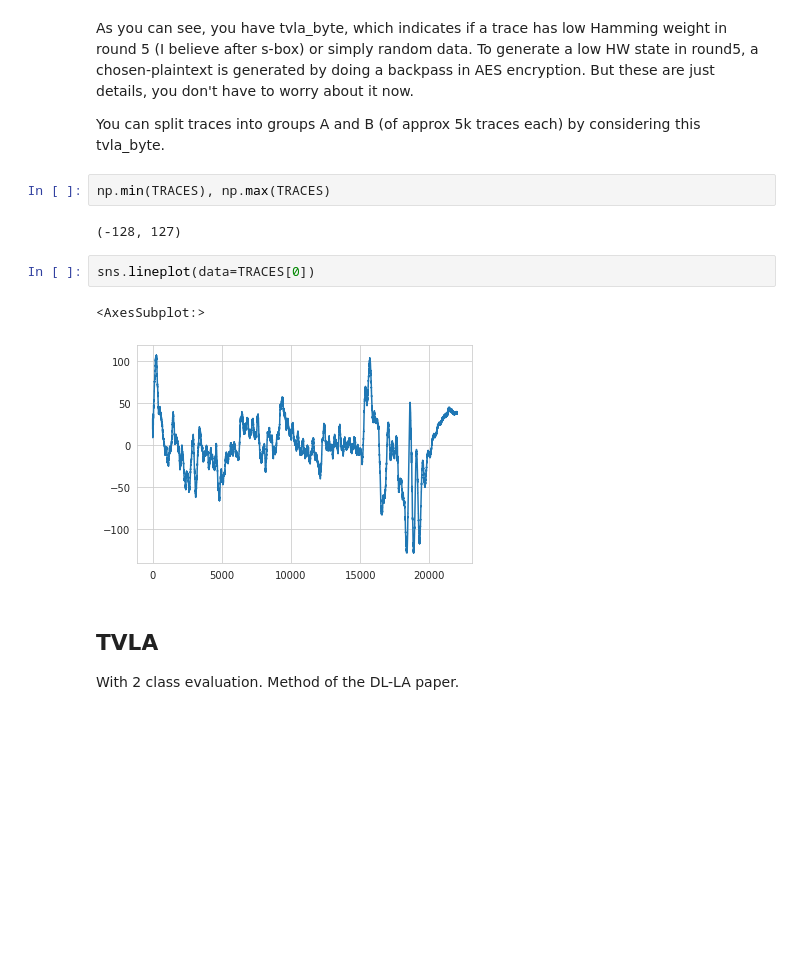
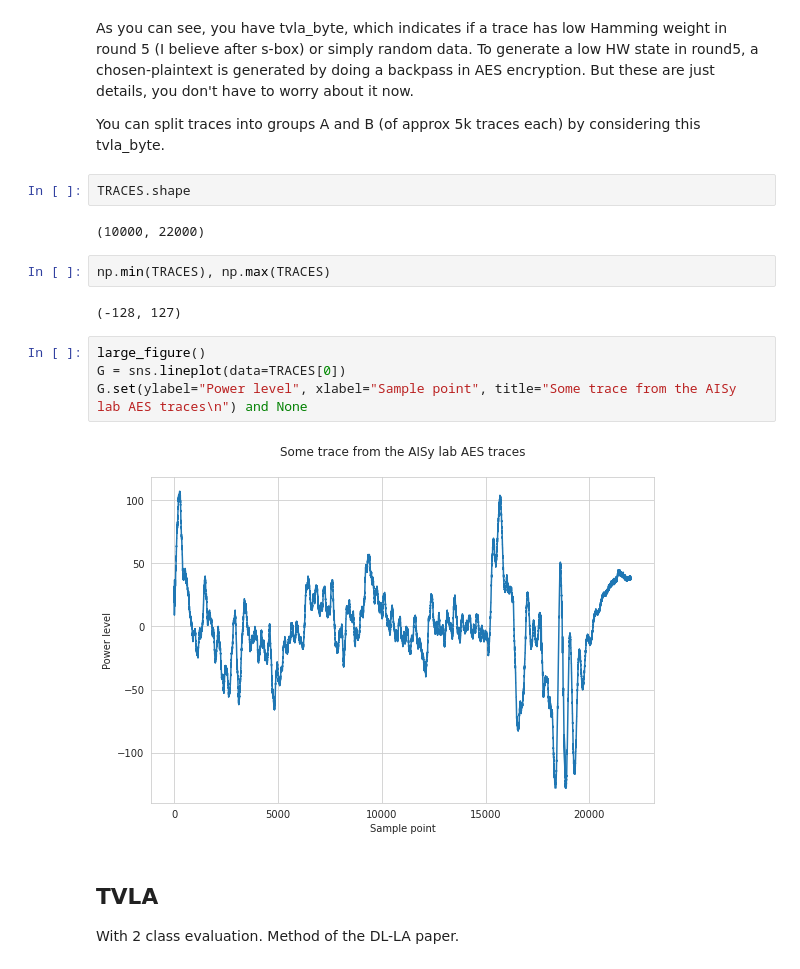
Before and after one commit to ccberg/LA, a Jupyter notebook: books/analysis/aisy.ipynb, the cells around one changed output. Cells and saved outputs as stored; diff of their text form; blank space fills up the shorter version.

```diff
--- a/books/analysis/aisy.ipynb
+++ b/books/analysis/aisy.ipynb
@@ -47,15 +50,20 @@ or simply random data. To generate a low HW state in round5, a chosen-plaintext
 encryption. But these are just details, you don't have to worry about it now.
 
 You can split traces into groups A and B (of approx 5k traces each) by considering this tvla_byte.
+# %%
+TRACES.shape
+# %% [output]
+(10000, 22000)
 # %%
 np.min(TRACES), np.max(TRACES)
 # %% [output]
 (-128, 127)
-# %%
-sns.lineplot(data=TRACES[0])
-# %% [output]
-<AxesSubplot:>
-[figure, removed]
+# %%
+large_figure()
+G = sns.lineplot(data=TRACES[0])
+G.set(ylabel="Power level", xlabel="Sample point", title="Some trace from the AISy lab AES traces\n") and None
+# %% [output]
+[figure, added]
 # %% [markdown]
 ## TVLA
 
```
Also changed, not shown: parts of 35 cells of this notebook, 1 other file.
